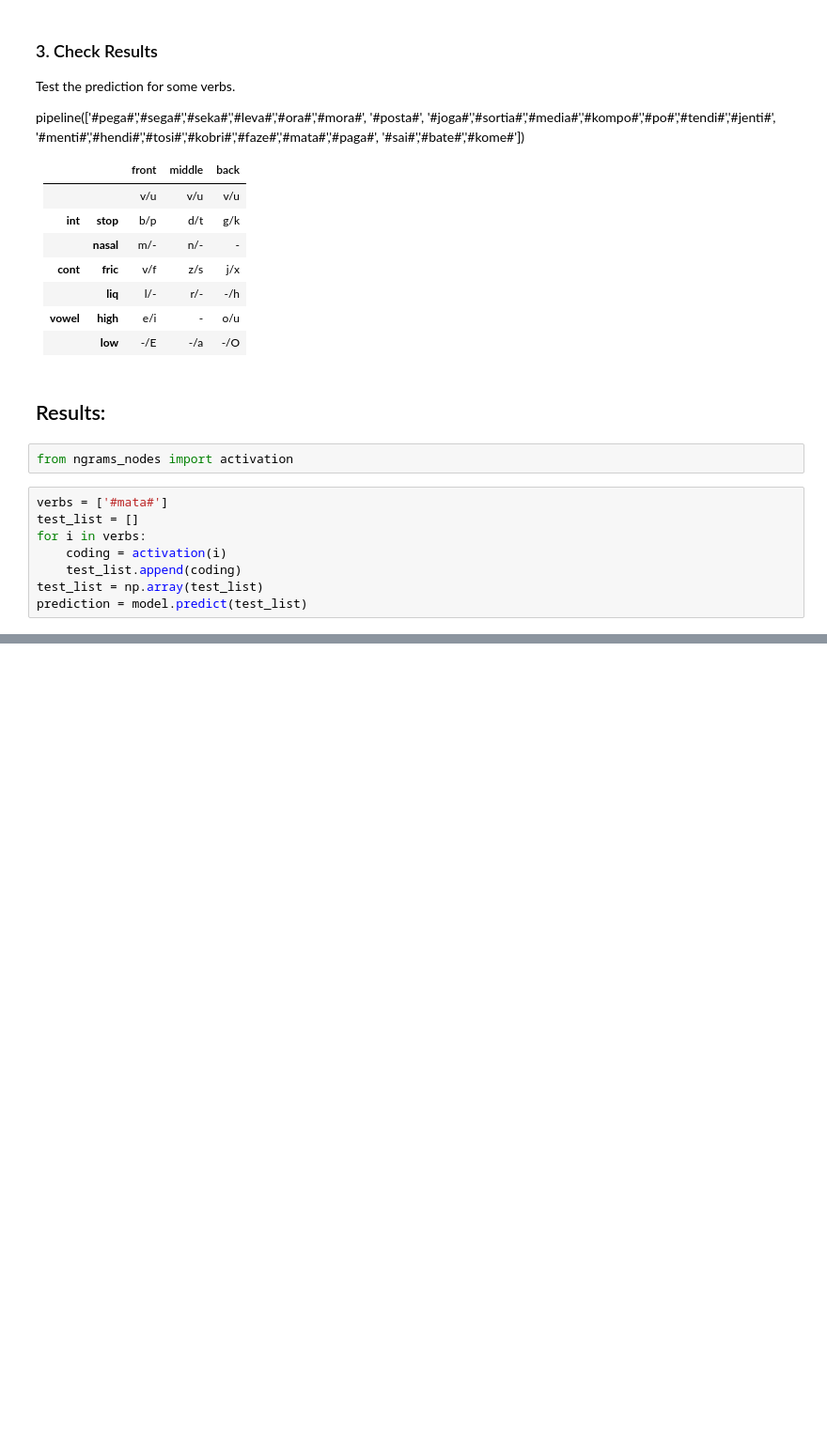
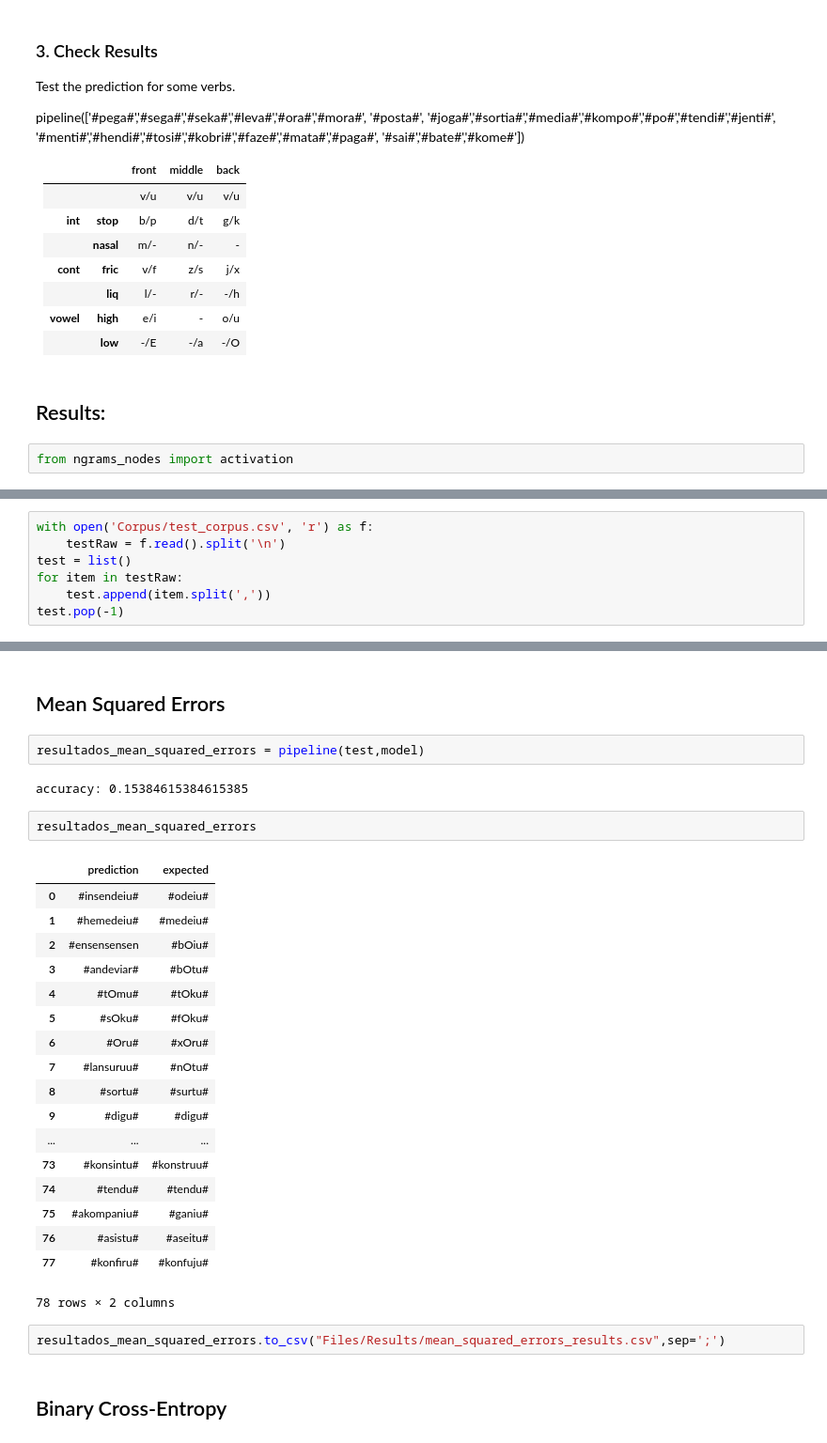
Before and after one commit to beatrizalbiero/MsResearch, a Jupyter notebook: WickelfeaturesProject/Network-NGrams.ipynb, the cells around one changed output, grey strips where cells are left out. Shown at 94% size. Saved outputs shown, nothing was run; the diff lists cells and outputs as text; blank space fills up the shorter version.

Commit message:
added the binary-cross-entropy loss added tqdm

```diff
--- a/WickelfeaturesProject/Network-NGrams.ipynb
+++ b/WickelfeaturesProject/Network-NGrams.ipynb
@@ -167,11 +167,3 @@ pipeline(['#pega#','#sega#','#seka#','#leva#','#ora#','#mora#', '#posta#',
 ## Results:
 # %%
 from ngrams_nodes import activation
-# %%
-verbs = ['#mata#']
-test_list = []
-for i in verbs:
-    coding = activation(i)
-    test_list.append(coding)
-test_list = np.array(test_list)
-prediction = model.predict(test_list)
@@ -198,0 +170,7 @@ len(prediction)
+# %%
+with open('Corpus/test_corpus.csv', 'r') as f:
+    testRaw = f.read().split('\n')
+test = list()
+for item in testRaw:
+    test.append(item.split(','))
+test.pop(-1)
@@ -198,0 +224,31 @@ len(prediction)
+# %% [markdown]
+## Mean Squared Errors
+# %%
+resultados_mean_squared_errors = pipeline(test,model)
+# %% [output]
+accuracy: 0.15384615384615385
+# %%
+resultados_mean_squared_errors
+# %% [output]
+|  | prediction | expected |
+| 0 | #insendeiu# | #odeiu# |
+| 1 | #hemedeiu# | #medeiu# |
+| 2 | #ensensensen | #bOiu# |
+| 3 | #andeviar# | #bOtu# |
+| 4 | #tOmu# | #tOku# |
+| 5 | #sOku# | #fOku# |
+| 6 | #Oru# | #xOru# |
+| 7 | #lansuruu# | #nOtu# |
+| 8 | #sortu# | #surtu# |
+| 9 | #digu# | #digu# |
+| ... | ... | ... |
+| 73 | #konsintu# | #konstruu# |
+| 74 | #tendu# | #tendu# |
+| 75 | #akompaniu# | #ganiu# |
+| 76 | #asistu# | #aseitu# |
+| 77 | #konfiru# | #konfuju# |
+78 rows × 2 columns
+# %%
+resultados_mean_squared_errors.to_csv("Files/Results/mean_squared_errors_results.csv",sep=';')
+# %% [markdown]
+## Binary Cross-Entropy
```
Also changed, not shown: parts of 11 cells of this notebook, 1 other file.
